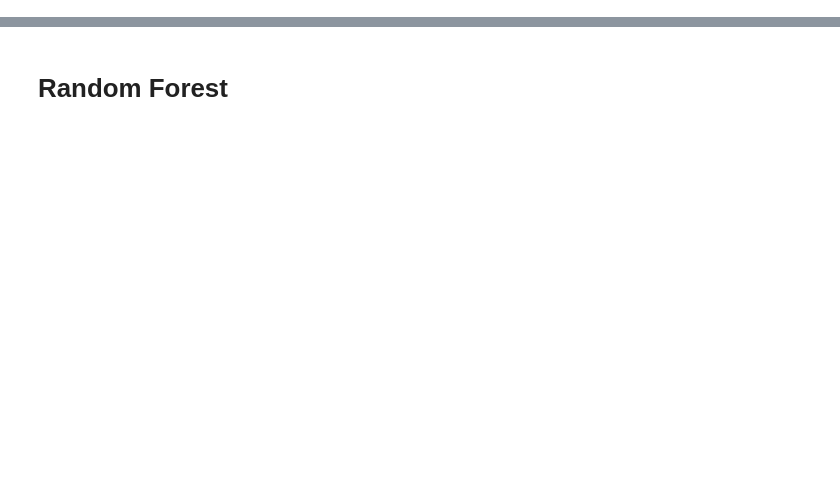
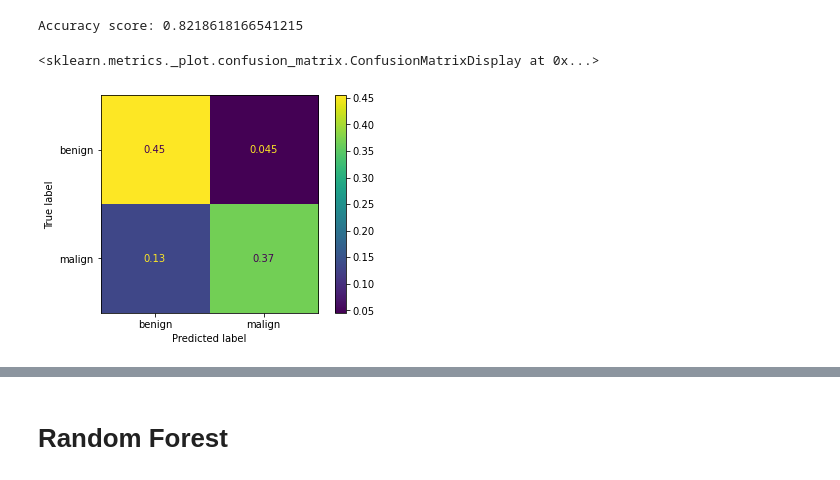
Before and after one commit to pbenito1/TFM, a Jupyter notebook: 2_ML_Features.ipynb, the cells around one changed output, grey strips where cells are left out. Cells and saved outputs as stored; diff of their text form; code cells hidden in the pictures; blank space fills up the shorter version.

```diff
--- a/2_ML_Features.ipynb
+++ b/2_ML_Features.ipynb
@@ -65,0 +263,4 @@ X_train, X_test, y_train, y_test = train_test_split(X, y, test_size=0.2, random_
+# %%
+cls = autosklearn.classification.AutoSklearnClassifier()
+cls.fit(X_train, y_train)
+predictions = cls.predict(X_test)
@@ -65,0 +269,10 @@ X_train, X_test, y_train, y_test = train_test_split(X, y, test_size=0.2, random_
+# %%
+y_test_pred = cls.predict(X_test)
+print("Accuracy score:", sklearn.metrics.accuracy_score(y_test, y_test_pred))
+# %% [output]
+Accuracy score: 0.8218618166541215
+# %%
+ConfusionMatrixDisplay.from_estimator(cls, X_test, y_test,normalize='all')
+# %% [output]
+<sklearn.metrics._plot.confusion_matrix.ConfusionMatrixDisplay at 0x...>
+[figure, added]
```
Also changed, not shown: parts of 36 cells of this notebook.
